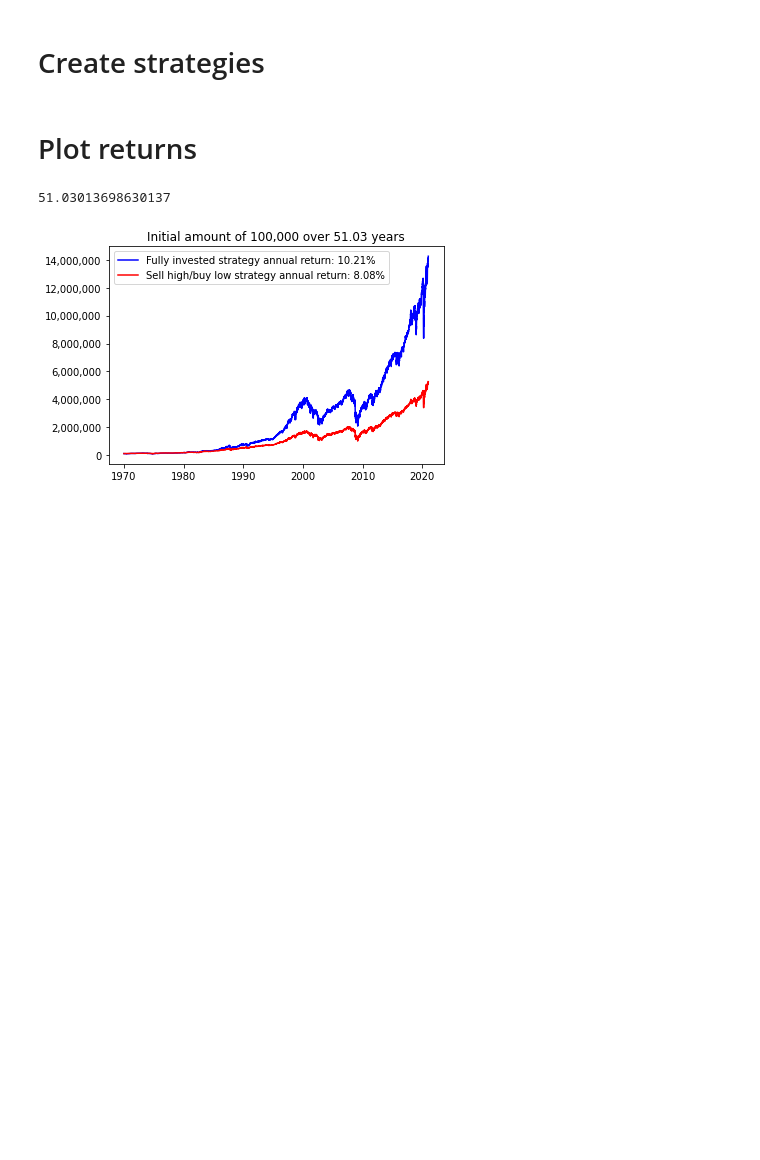
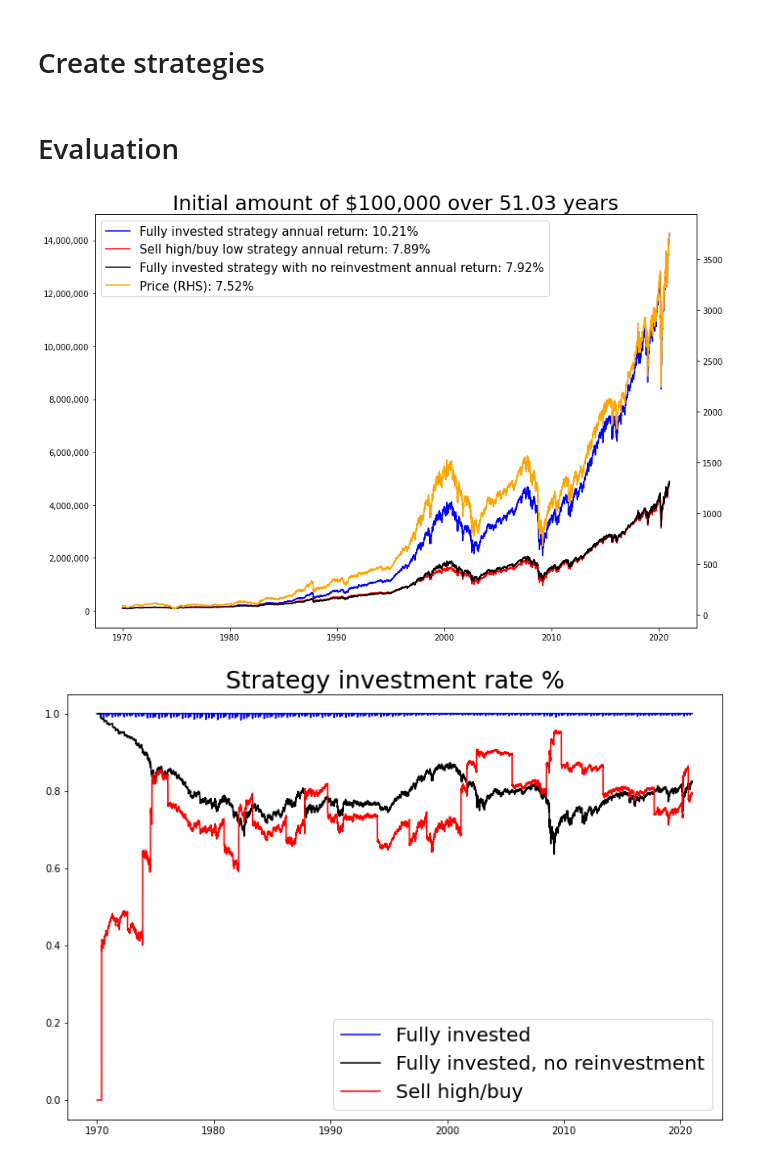
Before and after one commit to eelisgit/backtest, a Jupyter notebook: backtest_sp500.ipynb, the cells around one changed output. Saved outputs shown, nothing was run; the diff lists cells and outputs as text; code cells hidden in the pictures; blank space fills up the shorter version.

```diff
--- a/backtest_sp500.ipynb
+++ b/backtest_sp500.ipynb
@@ -79,5 +90,3 @@ sell_pct = 0.1
 strats = Strategies(d, drop_pct_threshold, rise_pct_threshold, buy_pct, sell_pct)
 # %%
 strats.run_strategies()
-# %% [markdown]
-# Plot returns
@@ -90,5 +92,0 @@ starting_date = d.df.head(1)['Date'].iloc[0]
-# %%
-year_diff = (ending_date - starting_date) / datetime.timedelta(days=365)
-year_diff
-# %% [output]
-51.03013698630137
@@ -98,11 +93,7 @@ annualized_return_shbl = (ending_value_shbl / starting_amount) **(1/year_diff) -
-# %%
-fig, ax = plt.subplots()
-ax.plot(d.df.Date,d.df.fi, 'b', label = "Fully invested strategy annual return: {:.2%}".format(annualized_return_fi))
-ax.plot(d.df.Date,d.df.shbl, 'r', label = "Sell high/buy low strategy annual return: {:.2%}".format(annualized_return_shbl))
-ax.get_yaxis().set_major_formatter(
-    tkr.FuncFormatter(lambda x, p: format(int(x), ',')))
-plt.legend(loc="upper left")
-plt.title('Initial amount of 100,000 over ' + str(round(year_diff,2)) + ' years')
-plt.show()
-# %% [output]
-[figure, removed]
+# %% [markdown]
+# Evaluation
+# %%
+make_plots(d)
+# %% [output]
+[figure, added]
+[figure, added]
```
Also changed, not shown: parts of 8 cells of this notebook, 2 other files.
